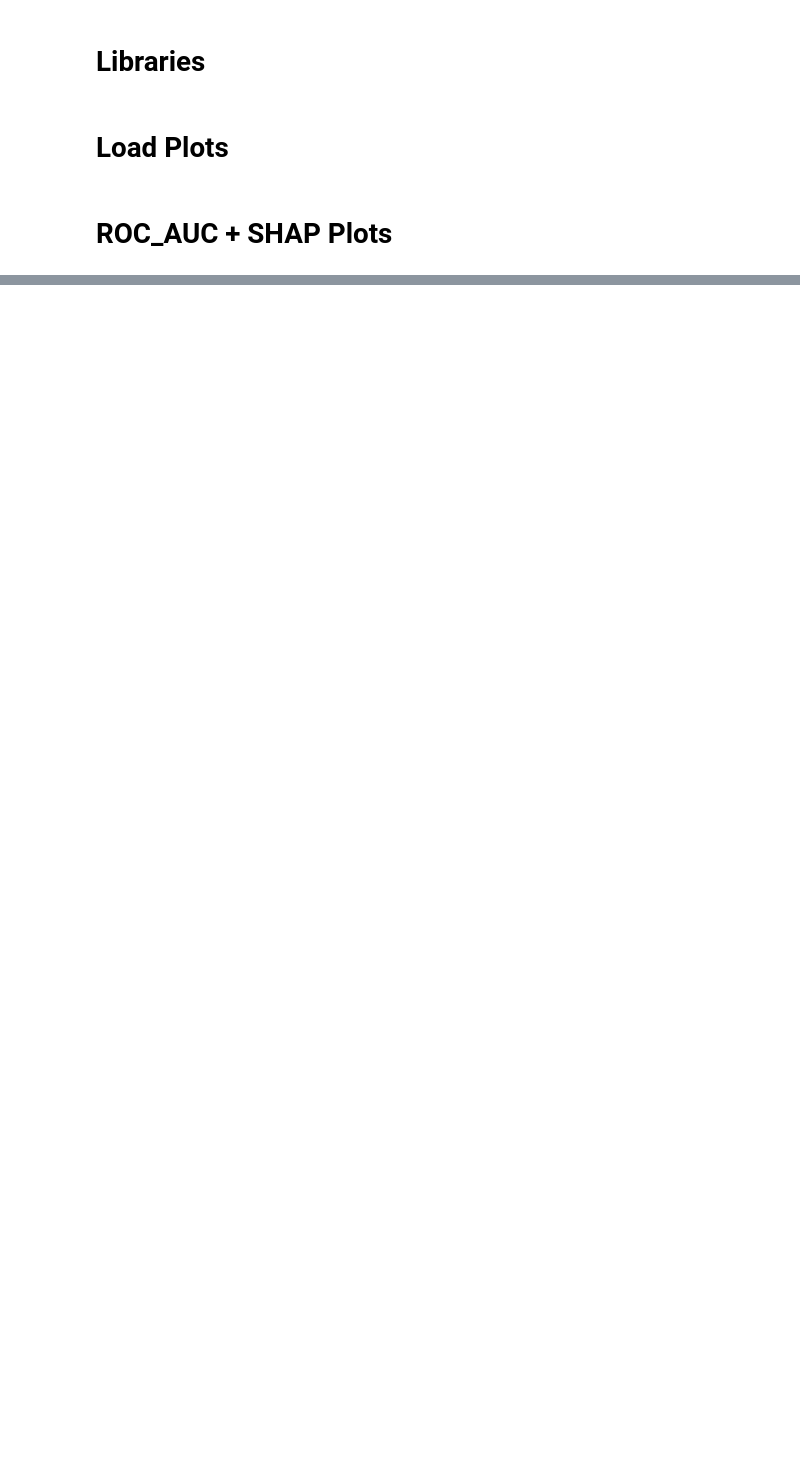
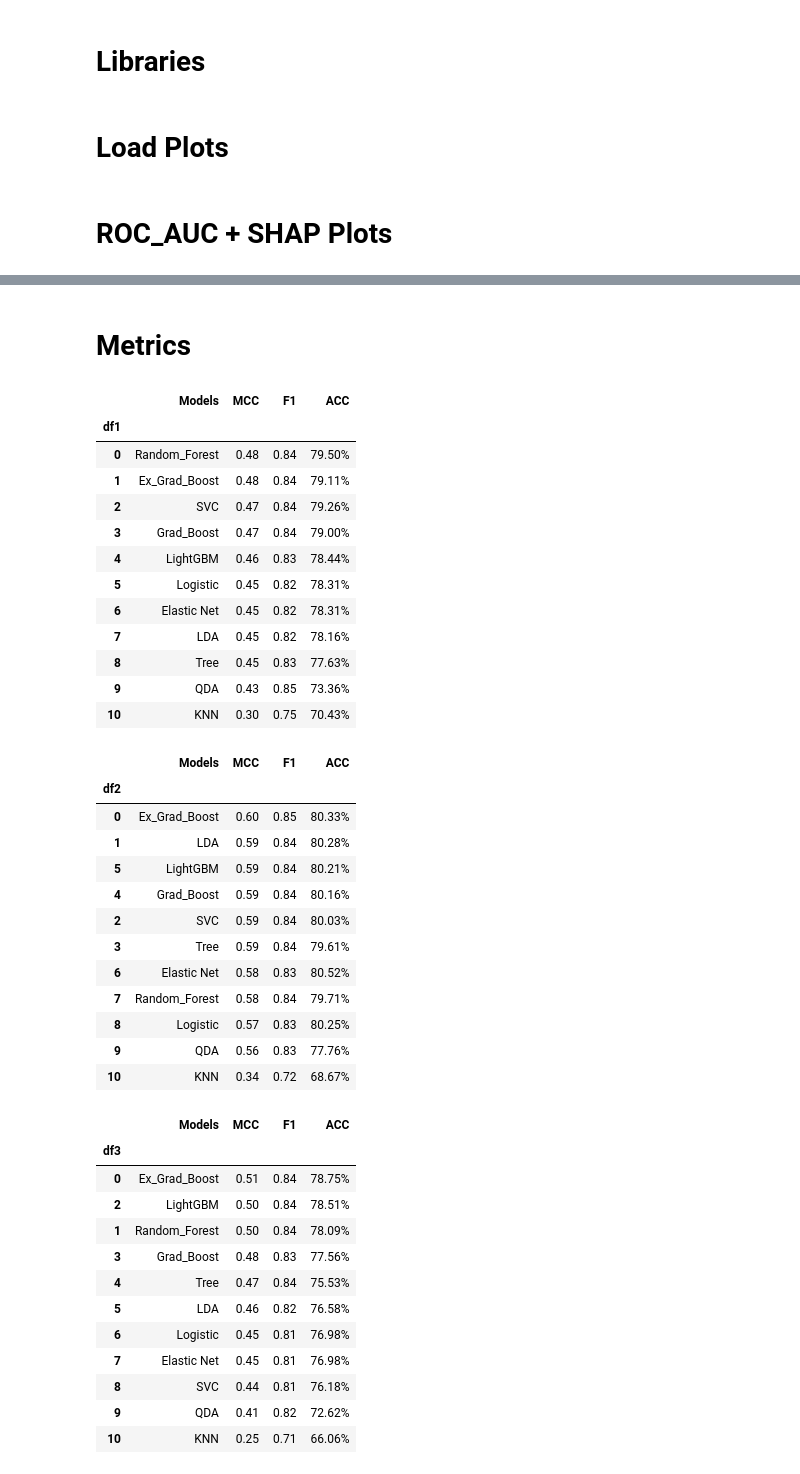
Before and after one commit to AndreouEugenia/Thesis, a Jupyter notebook: 6.Thesis_Results.ipynb, the cells around one changed output, grey strips where cells are left out. Drawn from its saved outputs; the diff is of its cells as text; code cells hidden in the pictures; blank space fills up the shorter version.

```diff
--- a/6.Thesis_Results.ipynb
+++ b/6.Thesis_Results.ipynb
@@ -92,0 +80,52 @@ fun_fig_com(roc4, xgb_shap4, 4)
+# %% [markdown]
+# Metrics
+# %%
+metrics1.index.name = 'df1'
+metrics2.index.name = 'df2'
+metrics3.index.name = 'df3'
+metrics4.index.name = 'df4'
+# %%
+display(metrics1.sort_values(by = ['MCC','ACC'], ascending=False),
+        metrics2.sort_values(by = ['MCC','ACC'], ascending=False),
+        metrics3.sort_values(by = ['MCC','ACC'], ascending=False),
+        metrics4.sort_values(by = ['MCC','ACC'], ascending=False))
+# %% [output]
+|  | Models | MCC | F1 | ACC |
+| df1 |  |  |  |  |
+| 0 | Random_Forest | 0.48 | 0.84 | 79.50% |
+| 1 | Ex_Grad_Boost | 0.48 | 0.84 | 79.11% |
+| 2 | SVC | 0.47 | 0.84 | 79.26% |
+| 3 | Grad_Boost | 0.47 | 0.84 | 79.00% |
+| 4 | LightGBM | 0.46 | 0.83 | 78.44% |
+| 5 | Logistic | 0.45 | 0.82 | 78.31% |
+| 6 | Elastic Net | 0.45 | 0.82 | 78.31% |
+| 7 | LDA | 0.45 | 0.82 | 78.16% |
+| 8 | Tree | 0.45 | 0.83 | 77.63% |
+| 9 | QDA | 0.43 | 0.85 | 73.36% |
+| 10 | KNN | 0.30 | 0.75 | 70.43% |
+|  | Models | MCC | F1 | ACC |
+| df2 |  |  |  |  |
+| 0 | Ex_Grad_Boost | 0.60 | 0.85 | 80.33% |
+| 1 | LDA | 0.59 | 0.84 | 80.28% |
+| 5 | LightGBM | 0.59 | 0.84 | 80.21% |
+| 4 | Grad_Boost | 0.59 | 0.84 | 80.16% |
+| 2 | SVC | 0.59 | 0.84 | 80.03% |
+| 3 | Tree | 0.59 | 0.84 | 79.61% |
+| 6 | Elastic Net | 0.58 | 0.83 | 80.52% |
+| 7 | Random_Forest | 0.58 | 0.84 | 79.71% |
+| 8 | Logistic | 0.57 | 0.83 | 80.25% |
+| 9 | QDA | 0.56 | 0.83 | 77.76% |
+| 10 | KNN | 0.34 | 0.72 | 68.67% |
+|  | Models | MCC | F1 | ACC |
+| df3 |  |  |  |  |
+| 0 | Ex_Grad_Boost | 0.51 | 0.84 | 78.75% |
+| 2 | LightGBM | 0.50 | 0.84 | 78.51% |
+| 1 | Random_Forest | 0.50 | 0.84 | 78.09% |
+| 3 | Grad_Boost | 0.48 | 0.83 | 77.56% |
+| 4 | Tree | 0.47 | 0.84 | 75.53% |
+| 5 | LDA | 0.46 | 0.82 | 76.58% |
+| 6 | Logistic | 0.45 | 0.81 | 76.98% |
+| 7 | Elastic Net | 0.45 | 0.81 | 76.98% |
+| 8 | SVC | 0.44 | 0.81 | 76.18% |
+| 9 | QDA | 0.41 | 0.82 | 72.62% |
+| 10 | KNN | 0.25 | 0.71 | 66.06% |
```
Also changed, not shown: parts of 4 cells of this notebook, 40 other files.
